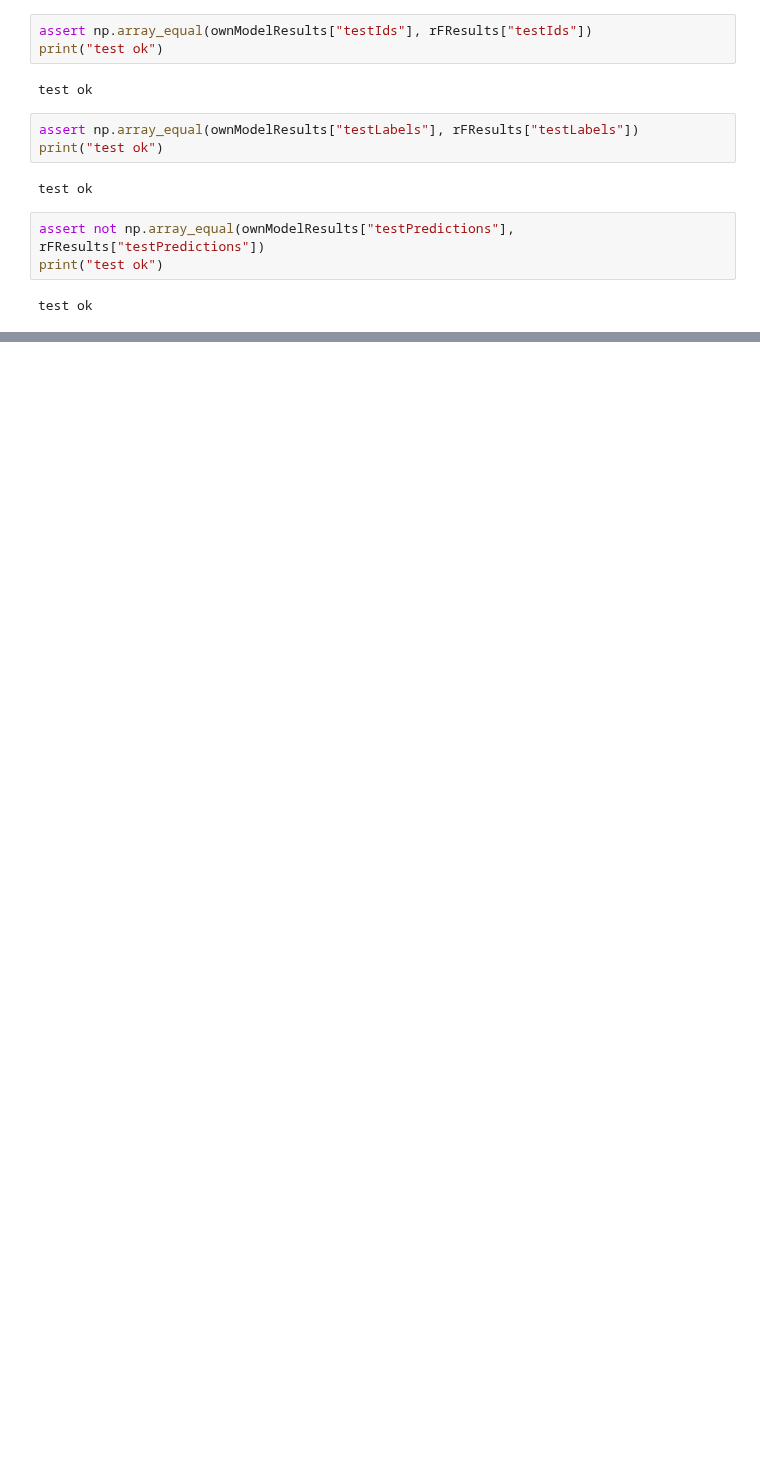
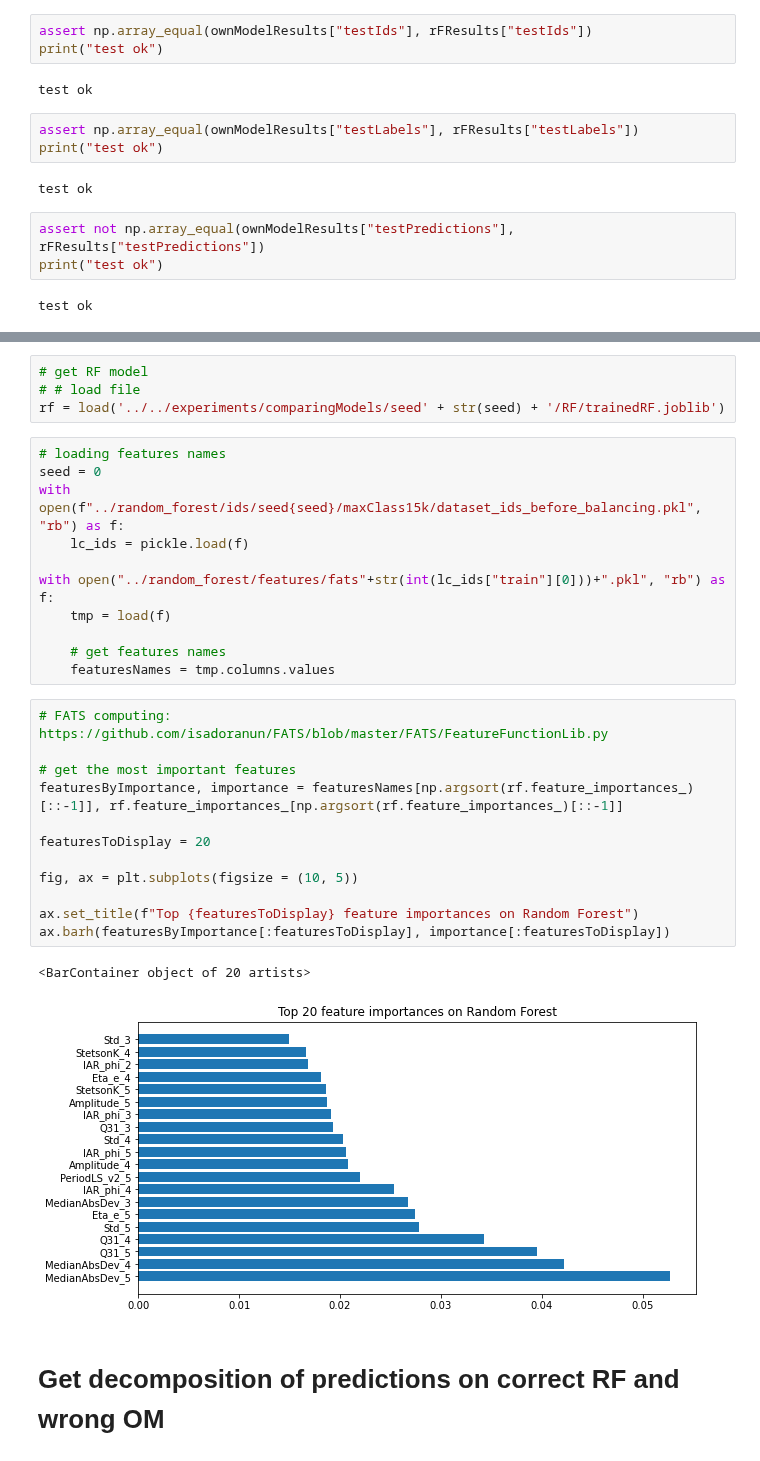
Before and after one commit to leoBravoRain/thesis, a Jupyter notebook: work/thesis/notebooks/comparing_models/Comparing models.ipynb, the cells around one changed output, grey strips where cells are left out. Cells and saved outputs as stored; diff of their text form; blank space fills up the shorter version.

```diff
--- a/work/thesis/notebooks/comparing_models/Comparing models.ipynb
+++ b/work/thesis/notebooks/comparing_models/Comparing models.ipynb
@@ -48,0 +242,32 @@ test ok
+# %%
+# get RF model
+# # load file
+rf = load('../../experiments/comparingModels/seed' + str(seed) + '/RF/trainedRF.joblib')
+# %%
+# loading features names
+seed = 0
+with open(f"../random_forest/ids/seed{seed}/maxClass15k/dataset_ids_before_balancing.pkl", "rb") as f:
+    lc_ids = pickle.load(f)
+
+with open("../random_forest/features/fats"+str(int(lc_ids["train"][0]))+".pkl", "rb") as f:
+    tmp = load(f)
+
+    # get features names
+    featuresNames = tmp.columns.values
+# %%
+# FATS computing: https://github.com/isadoranun/FATS/blob/master/FATS/FeatureFunctionLib.py
+
+# get the most important features
+featuresByImportance, importance = featuresNames[np.argsort(rf.feature_importances_)[::-1]], rf.feature_importances_[np.argsort(rf.feature_importances_)[::-1]]
+
+featuresToDisplay = 20
+
+fig, ax = plt.subplots(figsize = (10, 5))
+
+ax.set_title(f"Top {featuresToDisplay} feature importances on Random Forest")
+ax.barh(featuresByImportance[:featuresToDisplay], importance[:featuresToDisplay])
+# %% [output]
+<BarContainer object of 20 artists>
+[figure, added]
+# %% [markdown]
+# Get decomposition of predictions on correct RF and wrong OM
```
Also changed, not shown: parts of 28 cells of this notebook, 1 other file.
